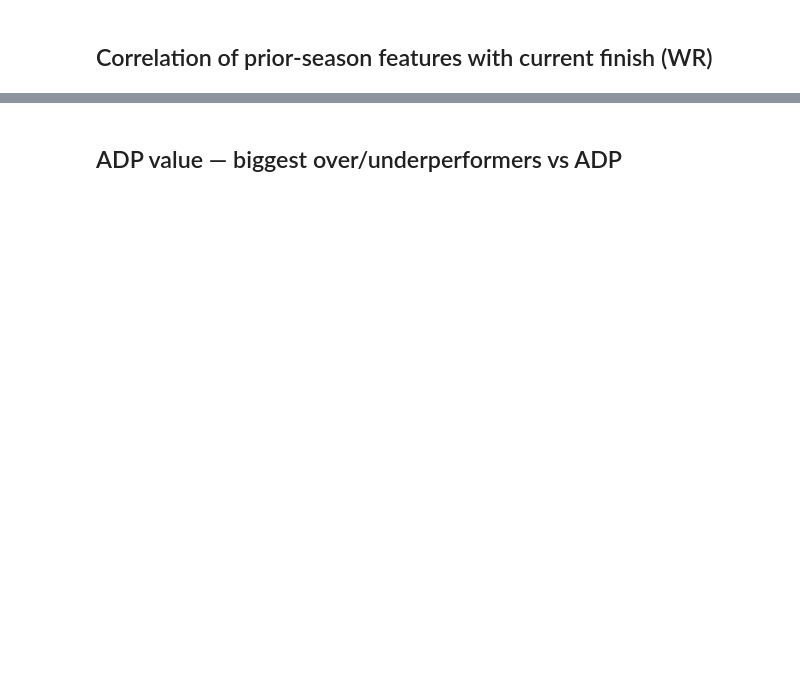
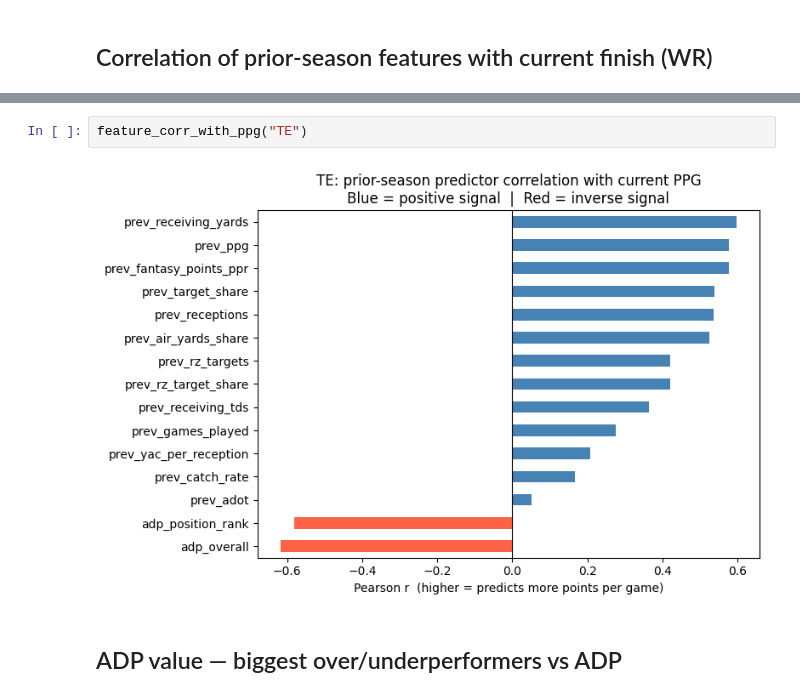
Before and after one commit to ethanhershman/fantasy-football-analytics, a Jupyter notebook: notebooks/eda/01_mega_table_overview.ipynb, the cells around one changed output, grey strips where cells are left out. Drawn from its saved outputs; the diff is of its cells as text; blank space fills up the shorter version.

```diff
--- a/notebooks/eda/01_mega_table_overview.ipynb
+++ b/notebooks/eda/01_mega_table_overview.ipynb
@@ -102,3 +193,7 @@ for pos in ["QB", "RB", "TE"]:
+# %%
+feature_corr_with_ppg("TE")
+# %% [output]
+[figure, added]
 # %% [markdown]
 ## ADP value — biggest over/underperformers vs ADP
 # %%
```
Also changed, not shown: parts of 14 cells of this notebook, 1 other file.
